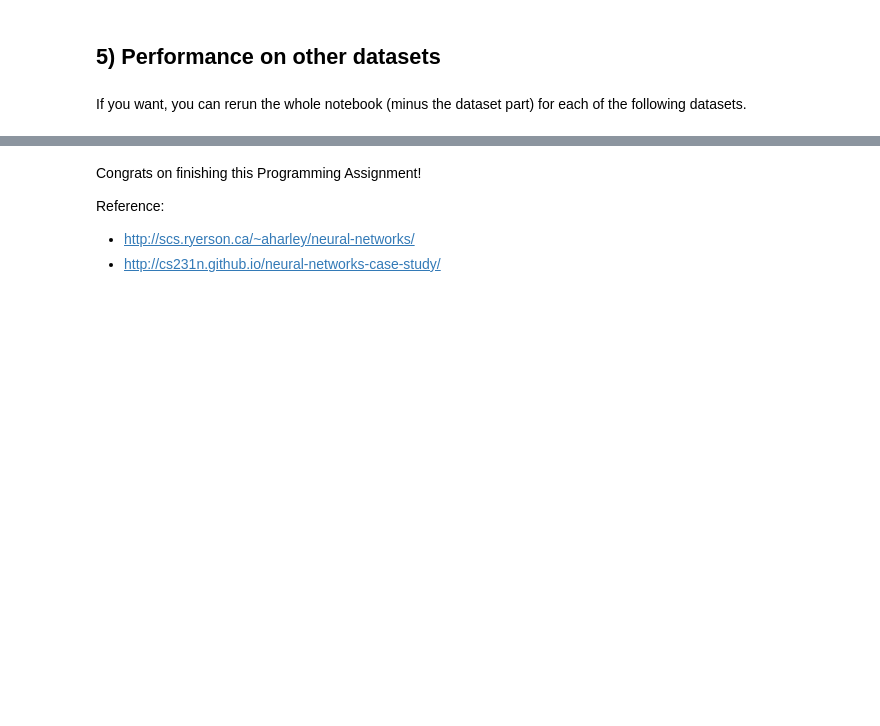
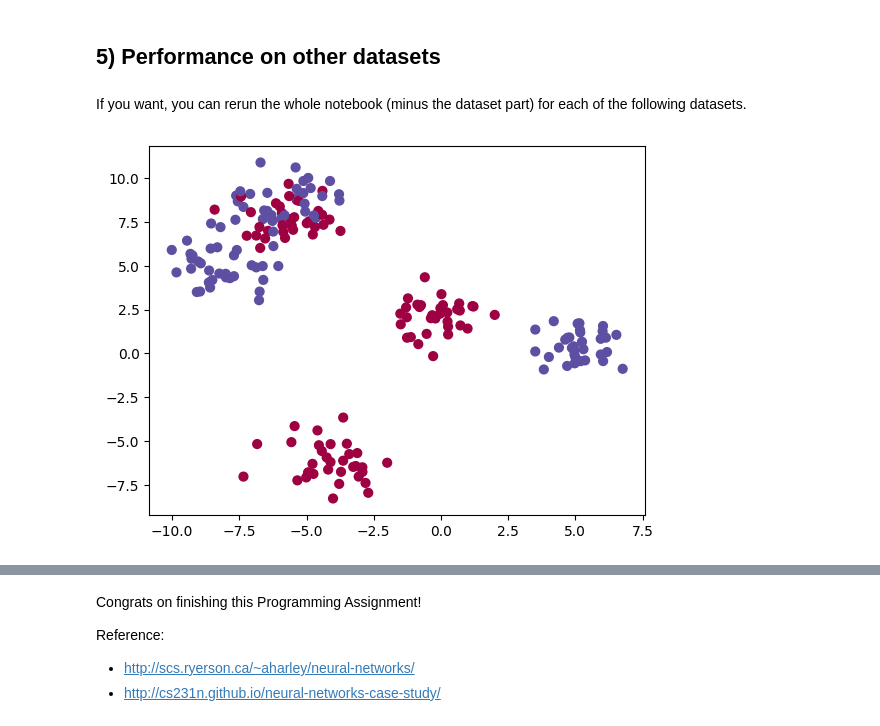
Before and after one commit to Thiago-LPB/dl-2024-2, a Jupyter notebook: Tasks/task-04-planar-data-classification-with-one-hidden-layer/Planar_data_classification_with_onehidden_layer_v6c.ipynb, the cells around one changed output, grey strips where cells are left out. Drawn from its saved outputs; the diff is of its cells as text; code cells hidden in the pictures; blank space fills up the shorter version.

```diff
--- a/Tasks/task-04-planar-data-classification-with-one-hidden-layer/Planar_data_classification_with_onehidden_layer_v6c.ipynb
+++ b/Tasks/task-04-planar-data-classification-with-one-hidden-layer/Planar_data_classification_with_onehidden_layer_v6c.ipynb
@@ -1000,25 +1002,27 @@ If you want, you can rerun the whole notebook (minus the dataset part) for each
 # %%
 # Datasets
 noisy_circles, noisy_moons, blobs, gaussian_quantiles, no_structure = load_extra_datasets()
 
 datasets = {"noisy_circles": noisy_circles,
             "noisy_moons": noisy_moons,
             "blobs": blobs,
             "gaussian_quantiles": gaussian_quantiles}
 
 ### START CODE HERE ### (choose your dataset)
-dataset = "noisy_moons"
+dataset = "blobs"
 ### END CODE HERE ###
 
 X, Y = datasets[dataset]
 X, Y = X.T, Y.reshape(1, Y.shape[0])
 
 # make blobs binary
 if dataset == "blobs":
     Y = Y%2
 
 # Visualize the data
 plt.scatter(X[0, :], X[1, :], c=Y, s=40, cmap=plt.cm.Spectral);
+# %% [output]
+[figure, added]
 # %%
 plt.figure(figsize=(16, 32))
 hidden_layer_sizes = [1, 2, 3, 4, 5, 20, 50]
```
Also changed, not shown: parts of 3 cells of this notebook.
